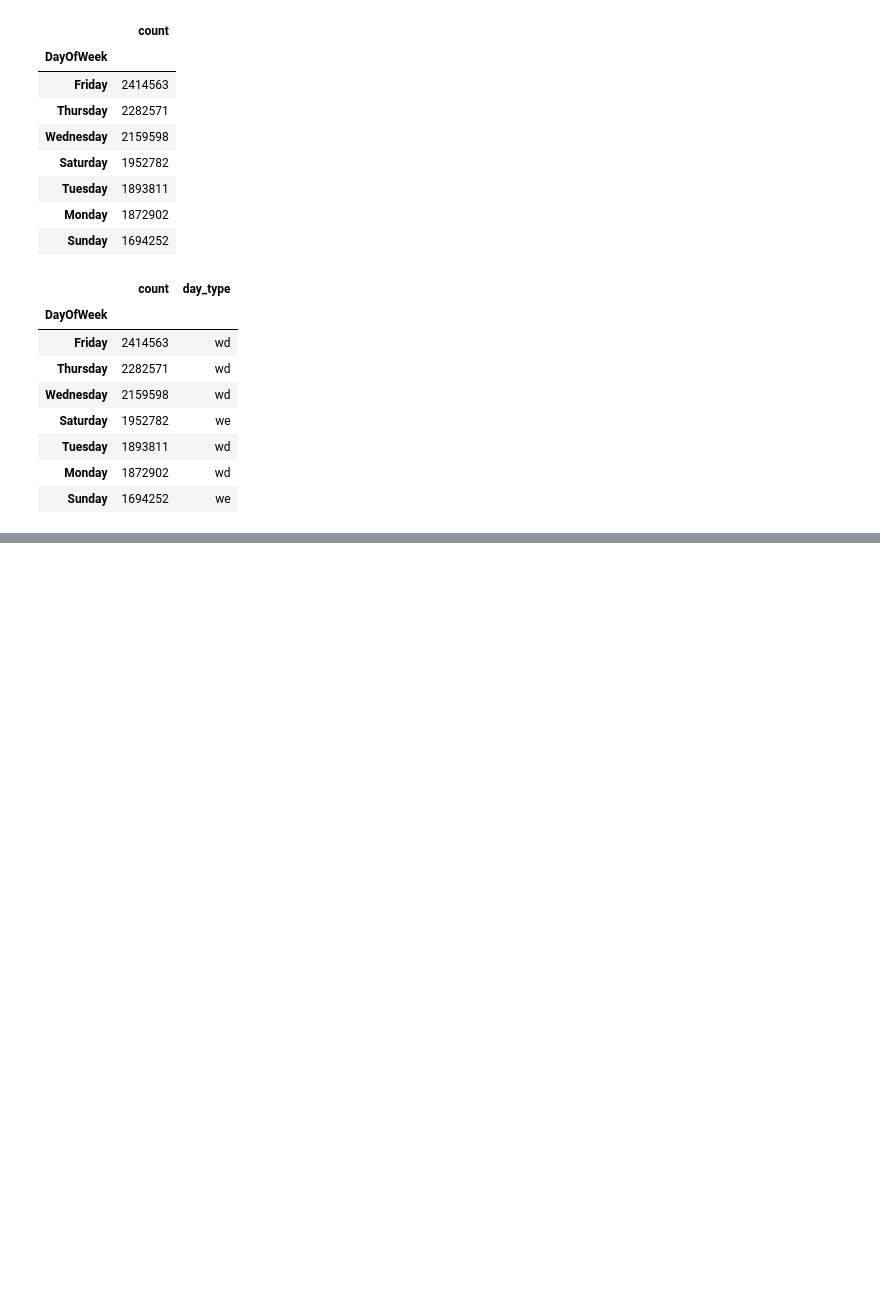
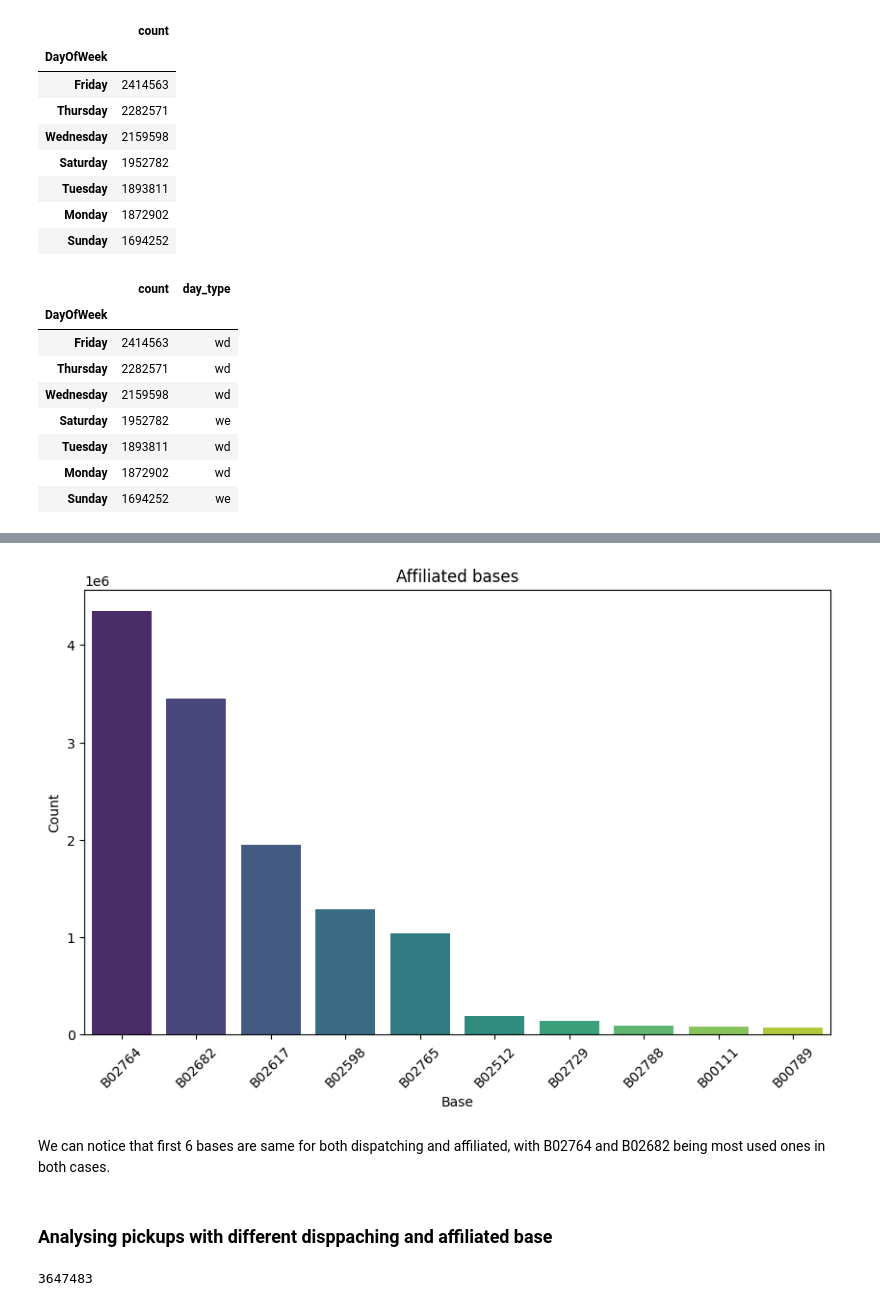
Before and after one commit to savicm5/mlProject, a Jupyter notebook: src/03_uber_2015.ipynb, the cells around one changed output, grey strips where cells are left out. Saved outputs shown, nothing was run; the diff lists cells and outputs as text; code cells hidden in the pictures; blank space fills up the shorter version.

```diff
--- a/src/03_uber_2015.ipynb
+++ b/src/03_uber_2015.ipynb
@@ -415,0 +537,7 @@ plt.show()
+# %%
+top_affiliated_bases = data['Affiliated_base_num'].value_counts().sort_values(ascending=False)[:10]
+# %%
+tmp_df = pd.DataFrame()
+# %%
+tmp_df['Affiliated_base_num'] = top_affiliated_bases.index
+tmp_df['count'] = top_affiliated_bases.values
@@ -415,0 +558,13 @@ plt.show()
+# %%
+plt.figure(figsize=(10, 6))
+sns.barplot(x='Affiliated_base_num', y='count', data=tmp_df, palette='viridis')
+
+plt.title('Affiliated bases')
+plt.xlabel('Base')
+plt.ylabel('Count')
+plt.xticks(rotation=45)
+
+# Show the plot
+plt.show()
+# %% [output]
+[figure, added]
@@ -415,0 +573,4 @@ plt.show()
+# %% [markdown]
+We can notice that first 6 bases are same for both dispatching and affiliated, with B02764 and B02682 being most used ones in both cases.
+# %% [markdown]
+### Analysing pickups with different disppaching and affiliated base
@@ -415,0 +579,4 @@ plt.show()
+# %%
+len(diff_base)
+# %% [output]
+3647483
```
Also changed, not shown: parts of 87 cells of this notebook, 1 other file.
